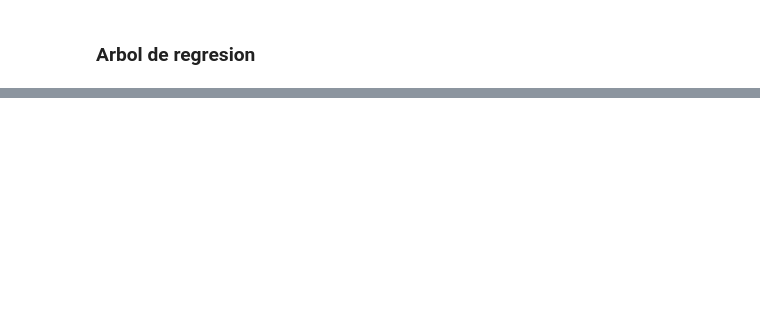
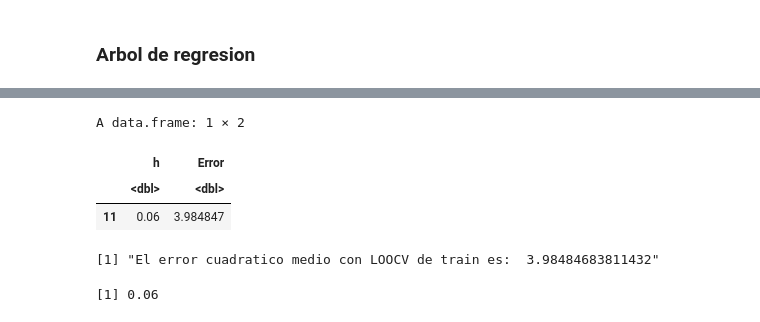
Before and after one commit to Lukas-De-Angelis-Riva/Aprendizaje-estadistico, a Jupyter notebook: trabajo_practico3/src/PCA.ipynb, the cells around one changed output, grey strips where cells are left out. Cells and saved outputs as stored; diff of their text form; code cells hidden in the pictures; blank space fills up the shorter version.

```diff
--- a/trabajo_practico3/src/PCA.ipynb
+++ b/trabajo_practico3/src/PCA.ipynb
@@ -672,0 +613,2 @@ PCA_DF %>%
+# %%
+knnr <- import("sklearn.neighbors", convert = FALSE)$KNeighborsRegressor
@@ -672,0 +658,35 @@ PCA_DF %>%
+# %%
+setSeed()
+
+n = nrow(PCA_X)
+k = n
+
+indices = obtener_indices_kfold(n, k)
+X <- PCA_DF[c(1,2)]
+
+resultados <- data.frame(
+    h       =double(),
+    K       =integer(),
+    Error   =double()
+)
+escalador = MMScaler()
+
+hs = seq(0.01, 0.5, 0.005)
+K = dnorm
+for(h in hs){
+    err = 0
+    for(i in indices){
+        X_train_scaled = as.matrix(escalador$fit_transform(X[-i, ]))
+        Y_train = TRAIN_Y[-i]
+        X_test_scaled = as.matrix(escalador$transform(X[i, ]))
+
+        Y_test = TRAIN_Y[i]
+        Y_pred = npr(X_test_scaled, X_train_scaled, Y_train, h, K)
+        err = err + sum((Y_test - Y_pred)^2)
+    }
+    resultados = rbind(resultados, list(h, err/n))
+    message(progreso(h, hs))
+}
+
+
+colnames(resultados)  <- c("h", "Error")
@@ -672,0 +711,30 @@ PCA_DF %>%
+# %%
+mejores_parametros <- resultados[which.min(resultados$Error),]
+mejores_parametros
+# %% [output]
+A data.frame: 1 × 2
+|  | h | Error |
+|  | <dbl> | <dbl> |
+| 11 | 0.06 | 3.984847 |
+# %%
+n = nrow(TRAIN_X)
+indices = obtener_indices_kfold(n, n)
+X <- PCA_DF[, c(1,2)]
+escalador = MMScaler()
+K = dnorm
+h = mejores_parametros$h
+err = 0
+for(i in indices){
+    X_train_scaled = as.matrix(escalador$fit_transform(X[-i, ]))
+    Y_train = TRAIN_Y[-i]
+
+    X_test_scaled = as.matrix(escalador$transform(X[i, ]))
+    Y_test = TRAIN_Y[i]
+
+    Y_pred = npr(X_test_scaled, X_train_scaled, Y_train, h, K)
+    err = err + sum((Y_test - Y_pred)^2)
+}
+err = err/n
+print(paste("El error cuadratico medio con LOOCV de train es: ", err))
+# %% [output]
+[1] "El error cuadratico medio con LOOCV de train es:  3.98484683811432"
@@ -672,0 +755,4 @@ PCA_DF %>%
+# %%
+mejores_parametros$h
+# %% [output]
+[1] 0.06
```
Also changed, not shown: parts of 32 cells of this notebook, 6 other files.
